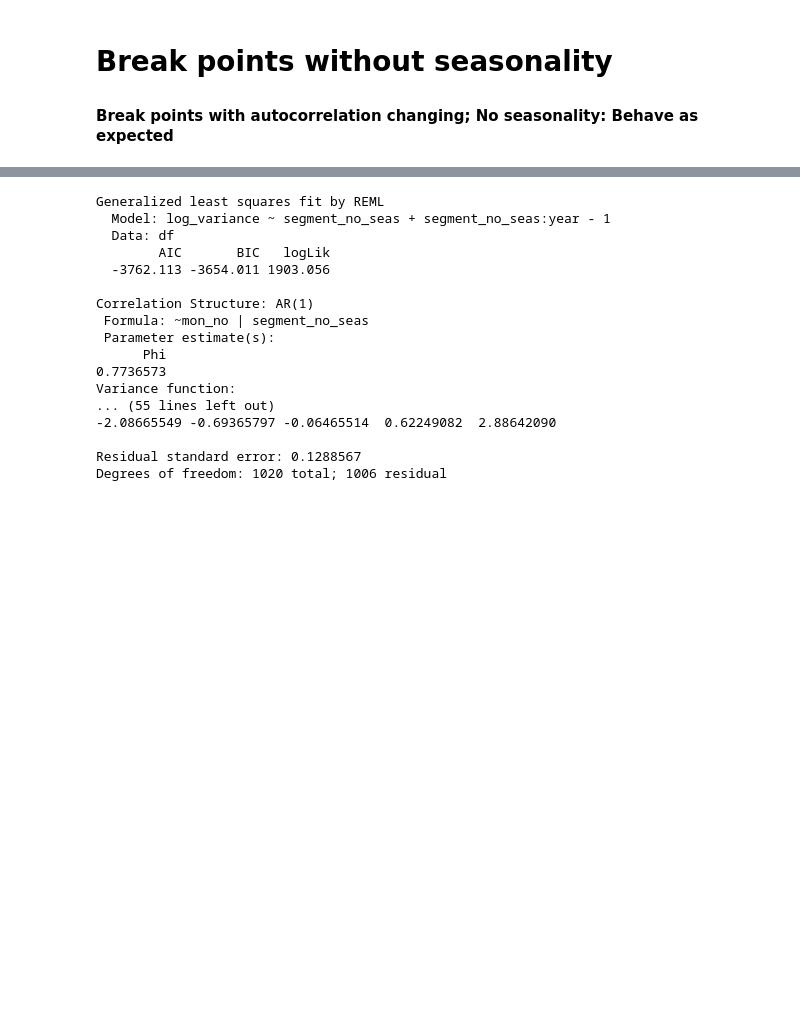
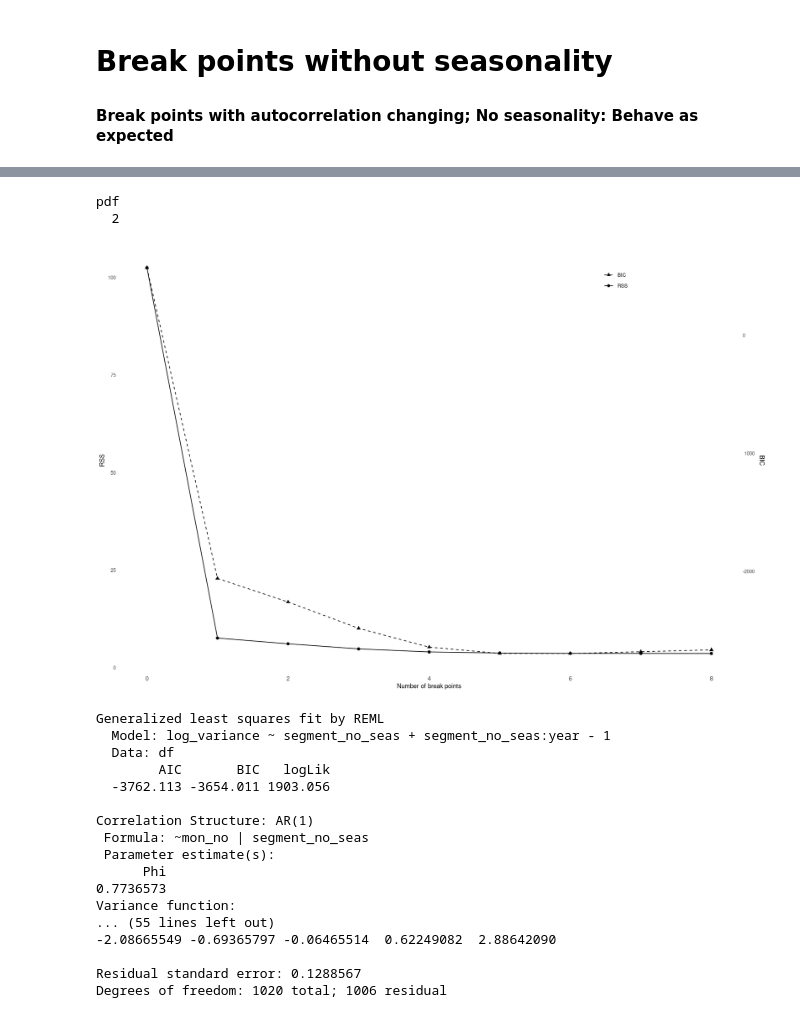
Before and after one commit to hschoeller/wp22a, a Jupyter notebook: notebooks/ChangePoints.ipynb, the cells around one changed output, grey strips where cells are left out. Saved outputs shown, nothing was run; the diff lists cells and outputs as text; code cells hidden in the pictures; blank space fills up the shorter version.

```diff
--- a/notebooks/ChangePoints.ipynb
+++ b/notebooks/ChangePoints.ipynb
@@ -282,3 +305,17 @@ A data.frame: 6 × 5
+# %%
+p <- BIC_plot(bp_noseas) + THEME_PUB + theme(
+    panel.grid = element_blank(),
+    legend.position = c(0.8, 0.98),
+    legend.justification = c(.5, 1),
+    axis.text.x = element_text(angle = 0, hjust = 0.5)
+)
+p
+
+save_plot(p, "BIC_breakpointsNoSeas.pdf", width = 3, height = 2)
+# %% [output]
+pdf
+  2
+[figure, added]
 # %%
 df$segment_no_seas <- breakfactor(bp_noseas)
 
```
Also changed, not shown: parts of 17 cells of this notebook, 7 other files.
